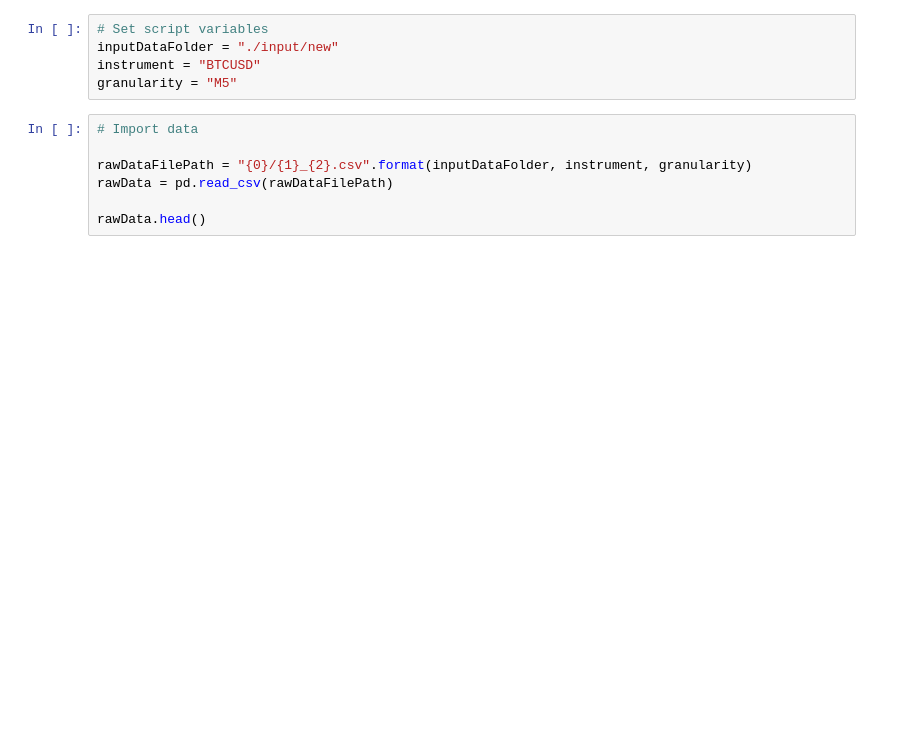
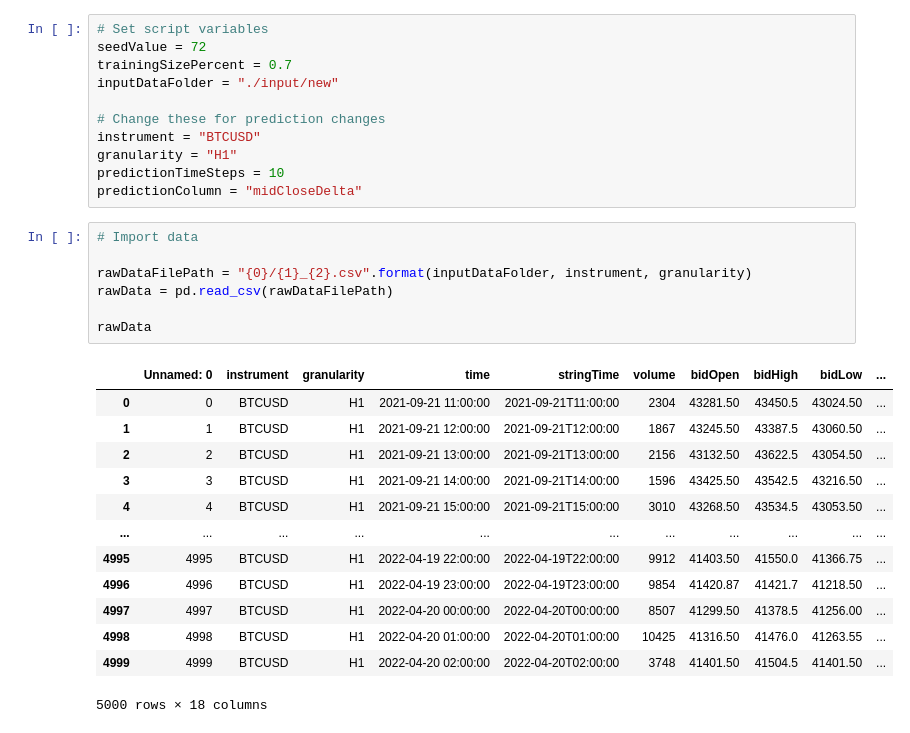
Before and after one commit to rink72/kaggle-price-prediction, a Jupyter notebook: notebook1/investigation.ipynb, the cells around one changed output. Cells and saved outputs as stored; diff of their text form; blank space fills up the shorter version.

```diff
--- a/notebook1/investigation.ipynb
+++ b/notebook1/investigation.ipynb
@@ -30,12 +72,32 @@ These core variables are used throughout the scripts. The instrument and granula
 # %%
 # Set script variables
+seedValue = 72
+trainingSizePercent = 0.7
 inputDataFolder = "./input/new"
+
+# Change these for prediction changes
 instrument = "BTCUSD"
-granularity = "M5"
+granularity = "H1"
+predictionTimeSteps = 10
+predictionColumn = "midCloseDelta"
 # %%
 # Import data
 
 rawDataFilePath = "{0}/{1}_{2}.csv".format(inputDataFolder, instrument, granularity)
 rawData = pd.read_csv(rawDataFilePath)
 
-rawData.head()
+rawData
+# %% [output]
+|  | Unnamed: 0 | instrument | granularity | time | stringTime | volume | bidOpen | bidHigh | bidLow | ... |
+| 0 | 0 | BTCUSD | H1 | 2021-09-21 11:00:00 | 2021-09-21T11:00:00 | 2304 | 43281.50 | 43450.5 | 43024.50 | ... |
+| 1 | 1 | BTCUSD | H1 | 2021-09-21 12:00:00 | 2021-09-21T12:00:00 | 1867 | 43245.50 | 43387.5 | 43060.50 | ... |
+| 2 | 2 | BTCUSD | H1 | 2021-09-21 13:00:00 | 2021-09-21T13:00:00 | 2156 | 43132.50 | 43622.5 | 43054.50 | ... |
+| 3 | 3 | BTCUSD | H1 | 2021-09-21 14:00:00 | 2021-09-21T14:00:00 | 1596 | 43425.50 | 43542.5 | 43216.50 | ... |
+| 4 | 4 | BTCUSD | H1 | 2021-09-21 15:00:00 | 2021-09-21T15:00:00 | 3010 | 43268.50 | 43534.5 | 43053.50 | ... |
+| ... | ... | ... | ... | ... | ... | ... | ... | ... | ... | ... |
+| 4995 | 4995 | BTCUSD | H1 | 2022-04-19 22:00:00 | 2022-04-19T22:00:00 | 9912 | 41403.50 | 41550.0 | 41366.75 | ... |
+| 4996 | 4996 | BTCUSD | H1 | 2022-04-19 23:00:00 | 2022-04-19T23:00:00 | 9854 | 41420.87 | 41421.7 | 41218.50 | ... |
+| 4997 | 4997 | BTCUSD | H1 | 2022-04-20 00:00:00 | 2022-04-20T00:00:00 | 8507 | 41299.50 | 41378.5 | 41256.00 | ... |
+| 4998 | 4998 | BTCUSD | H1 | 2022-04-20 01:00:00 | 2022-04-20T01:00:00 | 10425 | 41316.50 | 41476.0 | 41263.55 | ... |
+| 4999 | 4999 | BTCUSD | H1 | 2022-04-20 02:00:00 | 2022-04-20T02:00:00 | 3748 | 41401.50 | 41504.5 | 41401.50 | ... |
+5000 rows × 18 columns
```
Also changed, not shown: parts of 10 cells of this notebook, 3 other files.
